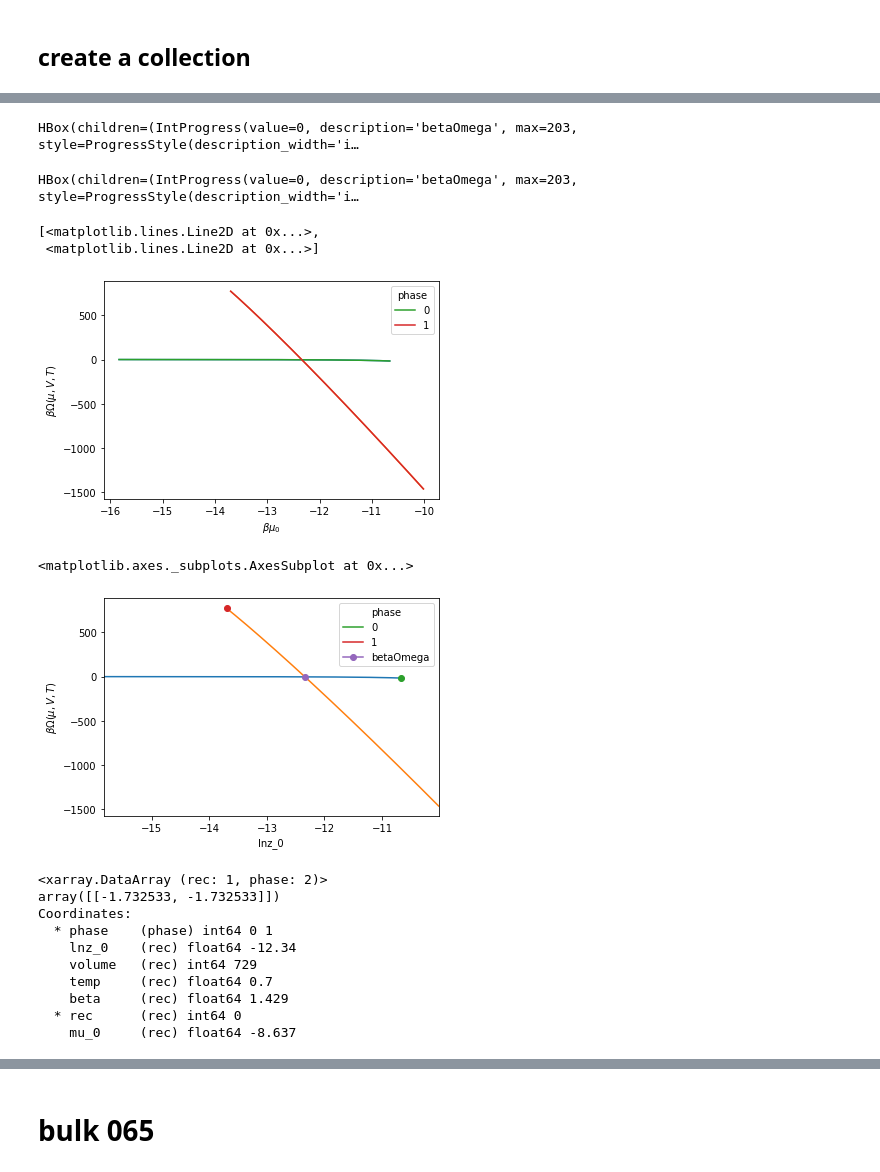
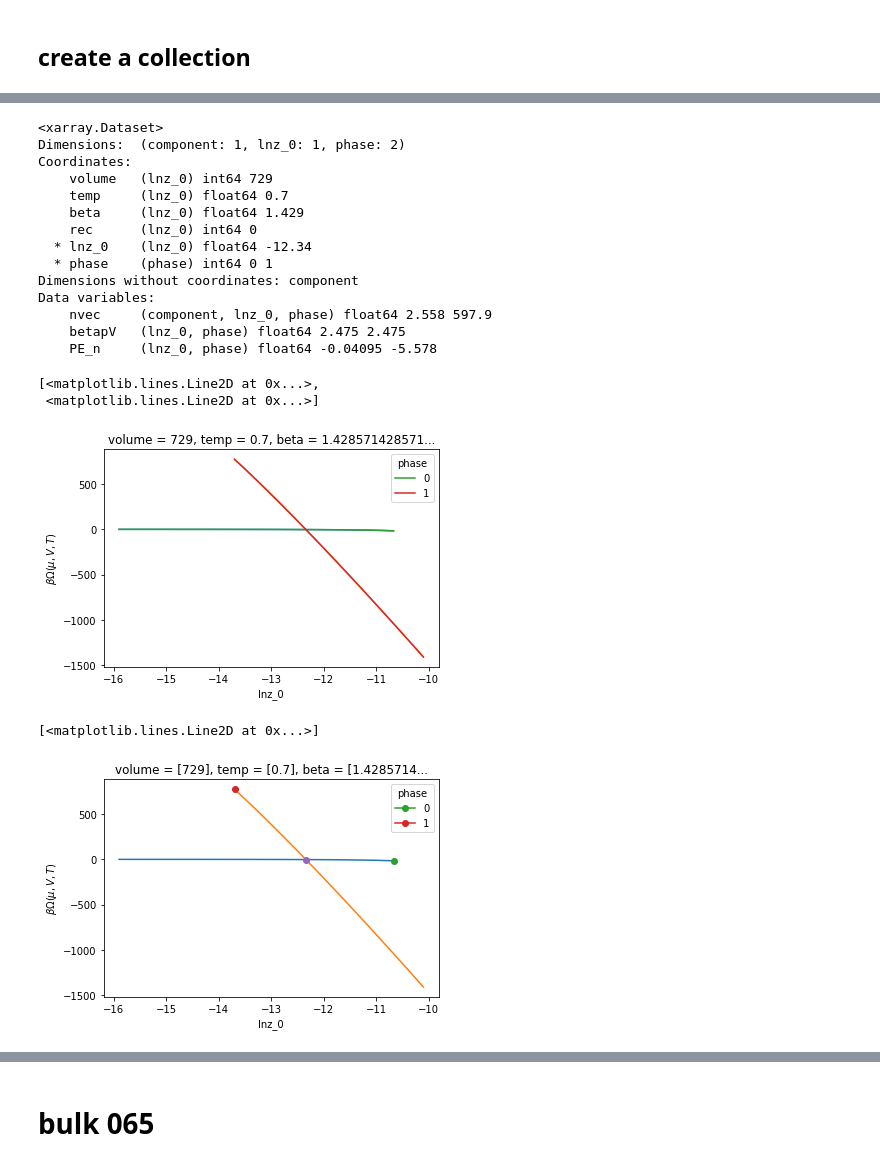
Before and after one commit to wpk-nist-gov/tmmc-lnpy, a Jupyter notebook: examples/1D/anal_1d_stuff.ipynb, the cells around one changed output, grey strips where cells are left out. Saved outputs shown, nothing was run; the diff lists cells and outputs as text; code cells hidden in the pictures.

```diff
--- a/examples/1D/anal_1d_stuff.ipynb
+++ b/examples/1D/anal_1d_stuff.ipynb
@@ -930,0 +73,5 @@ bino.xgce_prop.betaOmega().sel(phase=0).to_dataframe().plot('lnz_0','betaOmega',
+# %%
+#%%timeit -n 1 -r 1
+with lnPi.set_options(tqdm_use=True, tqdm_leave=True, joblib_use=True):
+    c = lnPi.CollectionPhases.from_builder(lnzs, build_phases=build_phases, concat_coords='different',
+                                       unstack=True, set_index=['lnz_0','phase'], clean_coords=True )
@@ -942,4 +117,7 @@ c = lnPi.CollectionPhases.from_lnz([None], np.linspace(p_min.lnz[0], p_max.lnz[0
+# %%
+c_course, c = lnPi.monoutils.limited_collection(build_phases, lnz_range=np.round(ref.lnz + [-10, +10], 1), dlnz=0.1,
+                                                rho_min=0.0001, edge_distance_min=8,
+                                                collection_kws={'unstack':True,'set_index':['lnz_0','phase']})
 # %%
-c.spinodals(2, build_phases=build_phases, append=True, inplace=True, build_kws=dict(efac=0.5))
-c.binodals(2, build_phases=build_phases, append=True, inplace=True, build_kws=dict(efac=0.5
-                                                                                  ))
+c.spinodals(2, build_phases, inplace=True, append=True)
+c.binodals(2, build_phases, inplace=True, append=True)
@@ -978,6 +148,6 @@ da = (
     .reset_index('rec', drop=True)
 )
 # %%
-c2 = lnPi.CollectionPhases.from_dataarray(ref, da)
+c2 = lnPi.CollectionPhases.from_dataarray(ref, da, unstack=True, set_index=['lnz_0','phase'])
 c2.spinodals.from_dataarray(da)
 c2.binodals.from_dataarray(da)
@@ -984,36 +171,38 @@ c2.binodals.from_dataarray(da)
+# %%
+c2.binodals.access.xgce_prop.table()#.swap_dims({'rec':'lnz_0'})
+# %% [output]
+<xarray.Dataset>
+Dimensions:  (component: 1, lnz_0: 1, phase: 2)
+Coordinates:
+    volume   (lnz_0) int64 729
+    temp     (lnz_0) float64 0.7
+    beta     (lnz_0) float64 1.429
+    rec      (lnz_0) int64 0
+  * lnz_0    (lnz_0) float64 -12.34
+  * phase    (phase) int64 0 1
+Dimensions without coordinates: component
+Data variables:
+    nvec     (component, lnz_0, phase) float64 2.558 597.9
+    betapV   (lnz_0, phase) float64 2.475 2.475
+    PE_n     (lnz_0, phase) float64 -0.04095 -5.578
 # %%
-c.xgce.betaOmega().swap_dims({'rec':'lnz_0'}).plot(hue='phase')
-c2.xgce.betaOmega().swap_dims({'rec':'lnz_0'}).plot(hue='phase')
+c.xgce.betaOmega().plot(hue='phase')
+c2.xgce.betaOmega().plot(hue='phase')
 # %% [output]
-HBox(children=(IntProgress(value=0, description='betaOmega', max=203, style=ProgressStyle(description_width='i…
+[<matplotlib.lines.Line2D at 0x...>,
+ <matplotlib.lines.Line2D at 0x...>]
-HBox(children=(IntProgress(value=0, description='betaOmega', max=203, style=ProgressStyle(description_width='i…
-[<matplotlib.lines.Line2D at 0x...>,
- <matplotlib.lines.Line2D at 0x...>]
-[figure, old version]
+[figure, new version]
 # %%
-c.xgce.betaOmega().swap_dims({'rec':'lnz_0'}).plot(hue='phase')
+c.xgce.betaOmega().plot(hue='phase')
 
 (
     c.spinodals.access.xgce.betaOmega()
     .pipe(lambda x: x.where(x.phase == x.rec))
-    .swap_dims({'rec':'lnz_0'})
+
     .plot(hue='phase', marker='o')
 )
 
-c.binodals.access.xgce_prop.betaOmega().sel(phase=0).to_dataframe().plot('lnz_0','betaOmega', marker='o', ax=plt.gca())
+c.binodals.access.xgce.betaOmega().sel(phase=0).plot.line(marker='o')
 # %% [output]
-<matplotlib.axes._subplots.AxesSubplot at 0x...>
+[<matplotlib.lines.Line2D at 0x...>]
-[figure, old version]
+[figure, new version]
-# %%
-c.binodals.access.xgce.betaOmega().pipe(lambda x: x / x['beta']).assign_coords(mu_0=lambda x: x['lnz_0'] / x['beta'])
-# %% [output]
-<xarray.DataArray (rec: 1, phase: 2)>
-array([[-1.732533, -1.732533]])
-Coordinates:
-  * phase    (phase) int64 0 1
-    lnz_0    (rec) float64 -12.34
-    volume   (rec) int64 729
-    temp     (rec) float64 0.7
-    beta     (rec) float64 1.429
-  * rec      (rec) int64 0
-    mu_0     (rec) float64 -8.637
```
Also changed, not shown: parts of 168 cells of this notebook, 12 other files.
